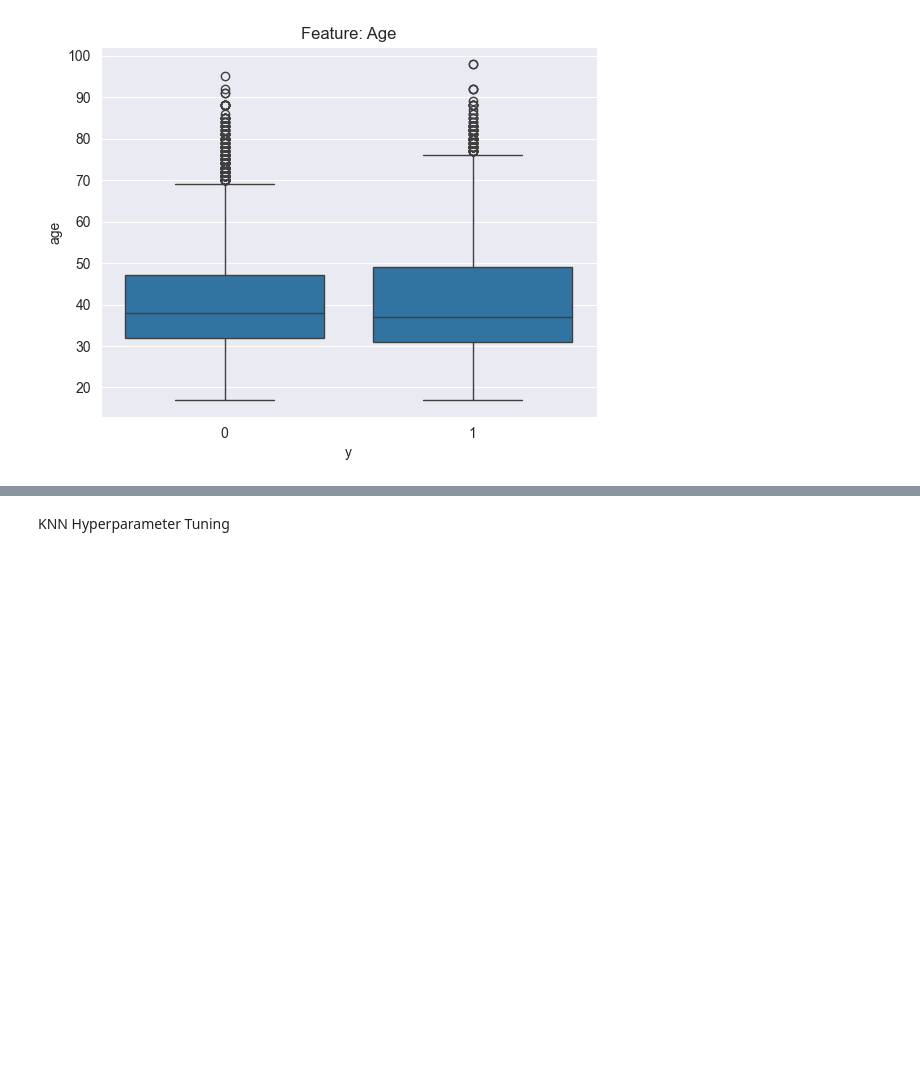
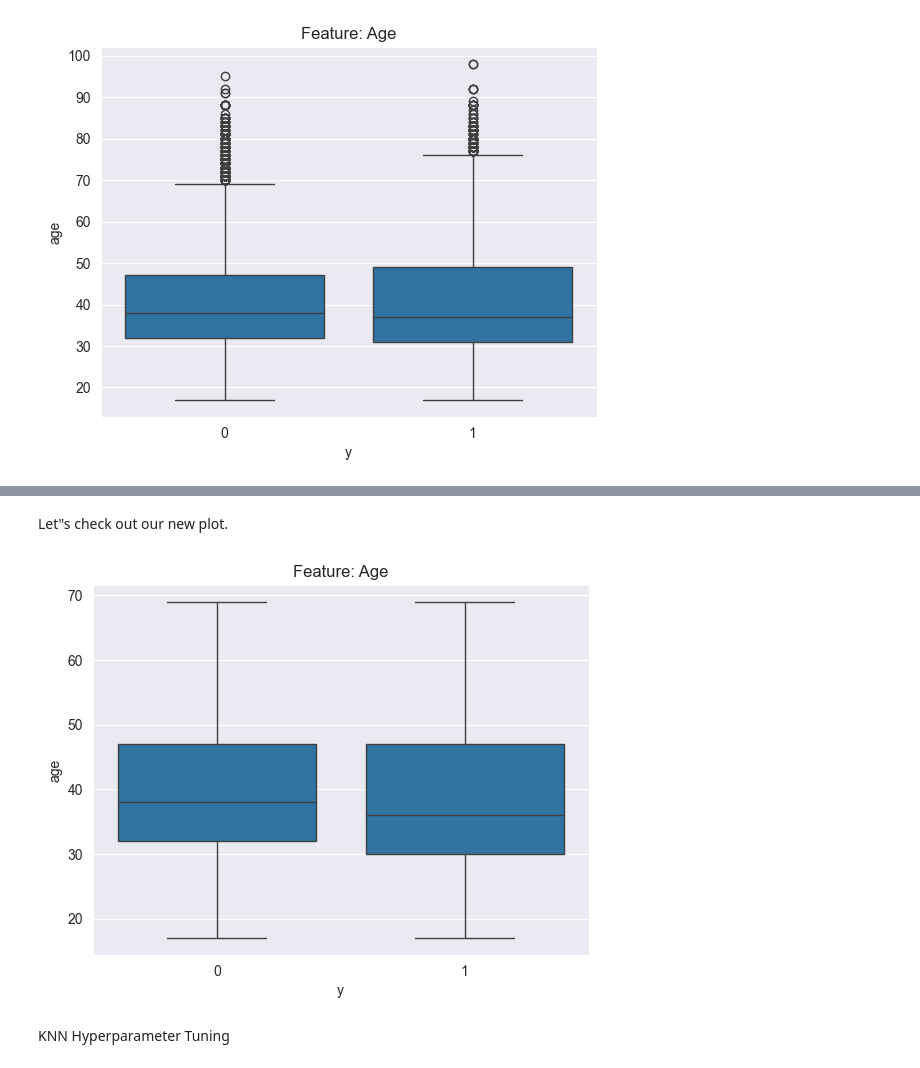
Before and after one commit to dslapelis/ML-AI-17, a Jupyter notebook: prompt_III.ipynb, the cells around one changed output, grey strips where cells are left out. Saved outputs shown, nothing was run; the diff lists cells and outputs as text; code cells hidden in the pictures; blank space fills up the shorter version.

```diff
--- a/prompt_III.ipynb
+++ b/prompt_III.ipynb
@@ -333,7 +333,15 @@ df_encoded_no_outliers
 # %%
 X = df_encoded_no_outliers.drop(columns=["duration", "campaign", "pdays", "previous", "poutcome_failure", "poutcome_nonexistent", "poutcome_success", "y", *months, *days, *contact, *misc])
-y = df["y"]
+y = df_encoded_no_outliers["y"]
 X_train, X_test, y_train, y_test = train_test_split(X, y, random_state=42)
+# %% [markdown]
+Let"s check out our new plot.
+# %%
+sns.boxplot(x=y_train, y=X_train["age"])
+plt.title(f"Feature: Age")
+plt.show()
+# %% [output]
+[figure, added]
 # %% [markdown]
 KNN Hyperparameter Tuning
 # %%
```
Also changed, not shown: parts of 8 cells of this notebook.
